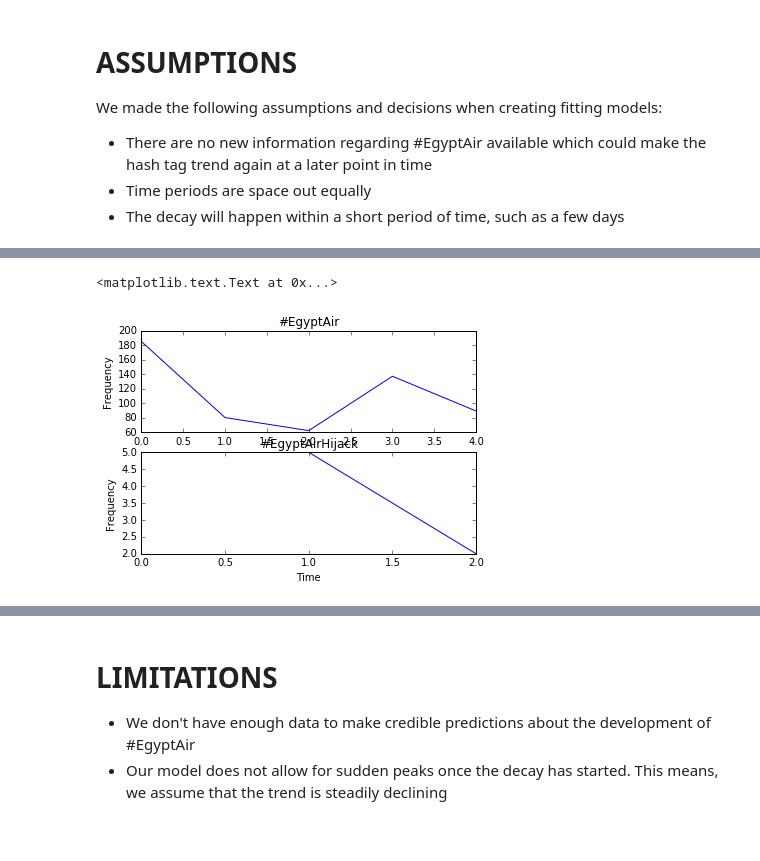
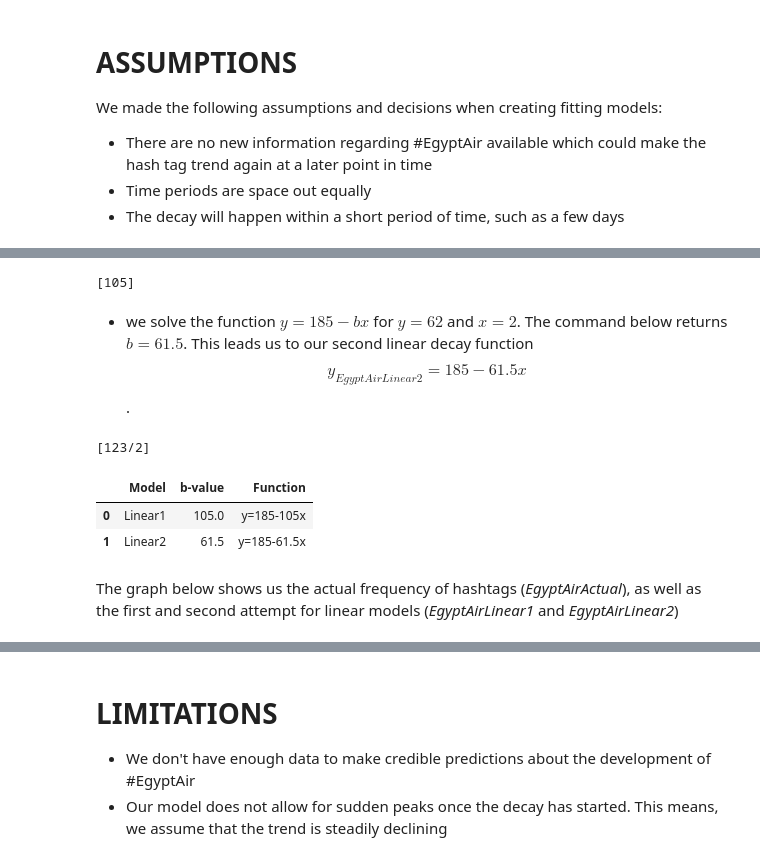
Before and after one commit to ilaureys/Assignment3, a Jupyter notebook: Assignment 3.ipynb, the cells around one changed output, grey strips where cells are left out. Cells and saved outputs as stored; diff of their text form; code cells hidden in the pictures.

```diff
--- a/Assignment 3.ipynb
+++ b/Assignment 3.ipynb
@@ -321,17 +287,35 @@ plt.show()
-# %%
-import matplotlib.pyplot as plt
-plt.figure(1)                # the first figure
-plt.subplot(211)             # the first subplot in the first figure
-plt.plot([0,1,2,3,4], [185,80,62,137,89])
-plt.title('#EgyptAir')
-plt.ylabel('Frequency')
-plt.xlabel('Time')
-
-plt.subplot(212)             # the second subplot in the first figure
-plt.plot([0,1,2], [5,5,2])
-plt.title('#EgyptAirHijack')
-plt.ylabel('Frequency')
-plt.xlabel('Time')
-# %% [output]
-<matplotlib.text.Text at 0x...>
-[figure, removed]
+# %%
+from sympy.solvers import solve
+from sympy import Symbol
+b = Symbol('b')
+solve( 185-b-80, b )
+# %% [output]
+[105]
+# %% [markdown]
+- we solve the function $y=185-bx$ for $y=62$ and $x=2$. The command below returns $b=61.5$. This leads us to our second linear decay function $$y_{EgyptAirLinear2} = 185 - 61.5x$$.
+# %%
+from sympy.solvers import solve
+from sympy import Symbol
+b = Symbol('b')
+solve( 185-62-2*b, b )
+# %% [output]
+[123/2]
+# %%
+# We use the package Pandas to create the tables below
+import pandas as pd
+import numpy as np
+import matplotlib.pyplot as plt
+pd.set_option('max_columns', 50)
+%matplotlib inline
+
+data = {'Model': ['Linear1', 'Linear2'],
+        'b-value': [105, 61.5],
+        'Function': ['y=185-105x', 'y=185-61.5x']}
+LinearModels = pd.DataFrame(data, columns=['Model', 'b-value', 'Function'])
+LinearModels
+# %% [output]
+|  | Model | b-value | Function |
+| 0 | Linear1 | 105.0 | y=185-105x |
+| 1 | Linear2 | 61.5 | y=185-61.5x |
+# %% [markdown]
+The graph below shows us the actual frequency of hashtags (*EgyptAirActual*), as well as the first and second attempt for linear models (*EgyptAirLinear1* and *EgyptAirLinear2*)
```
Also changed, not shown: parts of 19 cells of this notebook.
